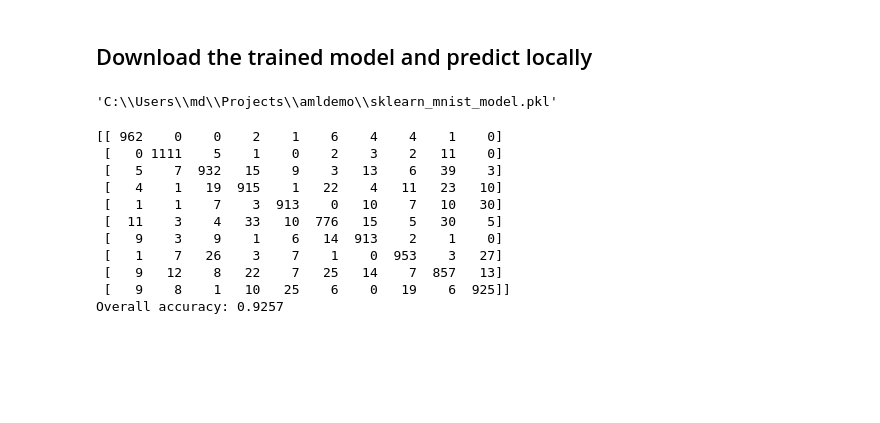
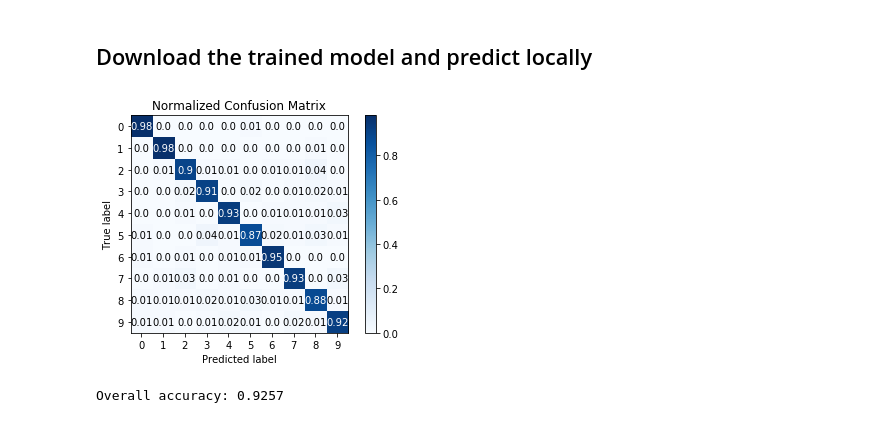
Before and after one commit to phonosync/amldemo, a Jupyter notebook: mnist_remote.ipynb, the cells around one changed output. Cells and saved outputs as stored; diff of their text form; code cells hidden in the pictures; blank space fills up the shorter version.

```diff
--- a/mnist_remote.ipynb
+++ b/mnist_remote.ipynb
@@ -154,30 +118,22 @@ compute_target.delete()
 ## Download the trained model and predict locally
 # %%
 # model = Model(ws, 'sklearn_mnist')
-os.makedirs('outputs', exist_ok=True)
-model.download(target_dir='outputs', exist_ok=True)
+output_folder = os.getenv('OUTPUT_REMOTE')
+os.makedirs(output_folder, exist_ok=True)
+model.download(target_dir=output_folder, exist_ok=True)
-# %% [output]
-'C:\\Users\\md\\Projects\\amldemo\\sklearn_mnist_model.pkl'
 # %%
-clf = joblib.load(os.path.join('outputs', 'sklearn_mnist_model.pkl'))
+clf = joblib.load(os.path.join(output_folder, 'sklearn_mnist_model.pkl'))
 # %%
-data_folder = 'dataMNIST'
+data_folder = os.getenv('DATA_LOCAL')
 X_test = m_util.load_data(os.path.join(data_folder, 'test-images.gz'), False) / 255.0
 y_test = m_util.load_data(os.path.join(data_folder, 'test-labels.gz'), True).reshape(-1)
 y_hat = clf.predict(X_test)
+# %%
+skplt.metrics.plot_confusion_matrix(y_test, y_hat, normalize=True)
+plt.show()
+# %% [output]
+[figure, added]
 # %%
-conf_mx = sklearn.metrics.confusion_matrix(y_test, y_hat)
-print(conf_mx)
 print('Overall accuracy:', np.average(y_hat == y_test))
 # %% [output]
-[[ 962    0    0    2    1    6    4    4    1    0]
- [   0 1111    5    1    0    2    3    2   11    0]
- [   5    7  932   15    9    3   13    6   39    3]
- [   4    1   19  915    1   22    4   11   23   10]
- [   1    1    7    3  913    0   10    7   10   30]
- [  11    3    4   33   10  776   15    5   30    5]
- [   9    3    9    1    6   14  913    2    1    0]
- [   1    7   26    3    7    1    0  953    3   27]
- [   9   12    8   22    7   25   14    7  857   13]
- [   9    8    1   10   25    6    0   19    6  925]]
 Overall accuracy: 0.9257
```
Also changed, not shown: parts of 11 cells of this notebook, 5 other files.
